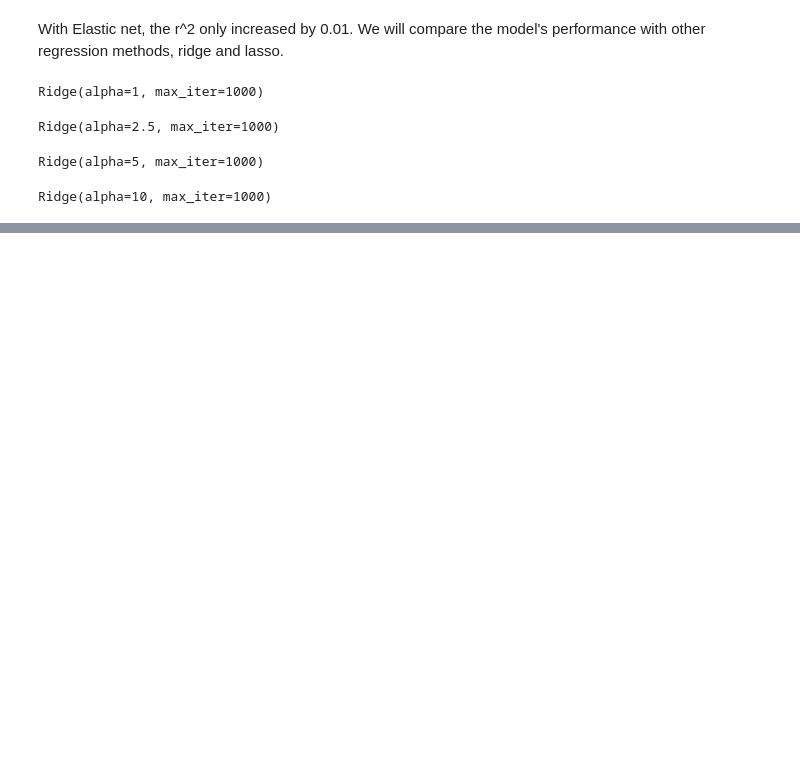
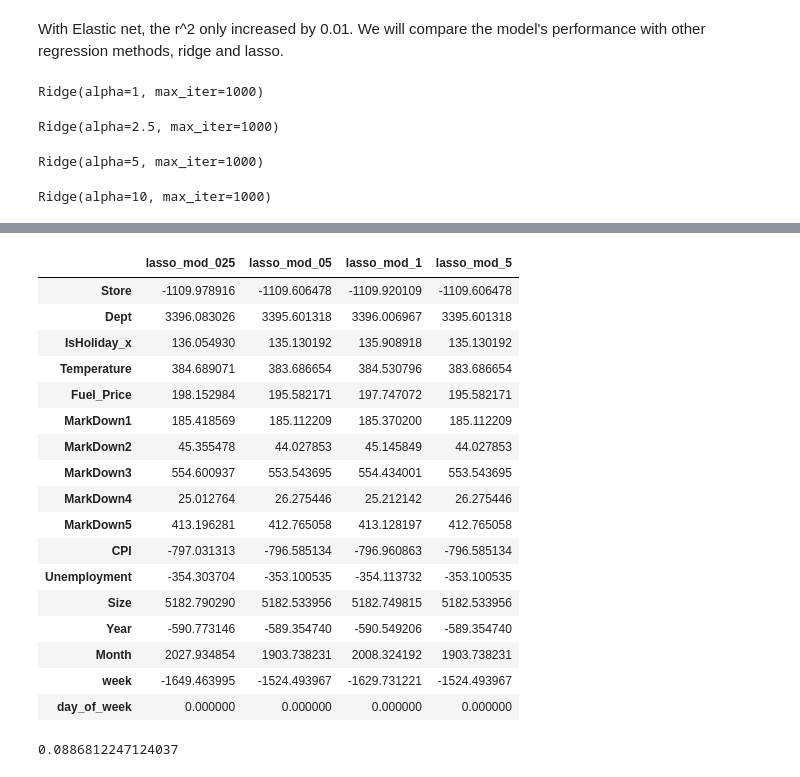
Before and after one commit to nehakaduskar/walmart-sales-analysis, a Jupyter notebook: Untitled.ipynb, the cells around one changed output, grey strips where cells are left out. Drawn from its saved outputs; the diff is of its cells as text; code cells hidden in the pictures; blank space fills up the shorter version.

```diff
--- a/Untitled.ipynb
+++ b/Untitled.ipynb
@@ -290,0 +290,4 @@ ridge_mod_5.score(X_val_scaled, y_pred)
+# %%
+from sklearn.linear_model import Lasso
+lasso_mod_025 = Lasso(alpha=0.025, max_iter=5000)
+lasso_mod_025.fit(X_train_scaled, y_train)
@@ -290,0 +309,30 @@ ridge_mod_5.score(X_val_scaled, y_pred)
+# %%
+df_slopes = pd.DataFrame({
+                         'lasso_mod_025': lasso_mod_025.coef_.T,
+                         'lasso_mod_05': lasso_mod_05.coef_.T,
+                         'lasso_mod_1': lasso_mod_1.coef_.T,
+                         'lasso_mod_5': lasso_mod_5.coef_.T}, index=X_train.columns)
+df_slopes
+# %% [output]
+|  | lasso_mod_025 | lasso_mod_05 | lasso_mod_1 | lasso_mod_5 |
+| Store | -1109.978916 | -1109.606478 | -1109.920109 | -1109.606478 |
+| Dept | 3396.083026 | 3395.601318 | 3396.006967 | 3395.601318 |
+| IsHoliday_x | 136.054930 | 135.130192 | 135.908918 | 135.130192 |
+| Temperature | 384.689071 | 383.686654 | 384.530796 | 383.686654 |
+| Fuel_Price | 198.152984 | 195.582171 | 197.747072 | 195.582171 |
+| MarkDown1 | 185.418569 | 185.112209 | 185.370200 | 185.112209 |
+| MarkDown2 | 45.355478 | 44.027853 | 45.145849 | 44.027853 |
+| MarkDown3 | 554.600937 | 553.543695 | 554.434001 | 553.543695 |
+| MarkDown4 | 25.012764 | 26.275446 | 25.212142 | 26.275446 |
+| MarkDown5 | 413.196281 | 412.765058 | 413.128197 | 412.765058 |
+| CPI | -797.031313 | -796.585134 | -796.960863 | -796.585134 |
+| Unemployment | -354.303704 | -353.100535 | -354.113732 | -353.100535 |
+| Size | 5182.790290 | 5182.533956 | 5182.749815 | 5182.533956 |
+| Year | -590.773146 | -589.354740 | -590.549206 | -589.354740 |
+| Month | 2027.934854 | 1903.738231 | 2008.324192 | 1903.738231 |
+| week | -1649.463995 | -1524.493967 | -1629.731221 | -1524.493967 |
+| day_of_week | 0.000000 | 0.000000 | 0.000000 | 0.000000 |
+# %%
+lasso_mod_025.score(X_val_scaled, y_val)
+# %% [output]
+0.0886812247124037
```
Also changed, not shown: parts of 16 cells of this notebook, 1 other file.
